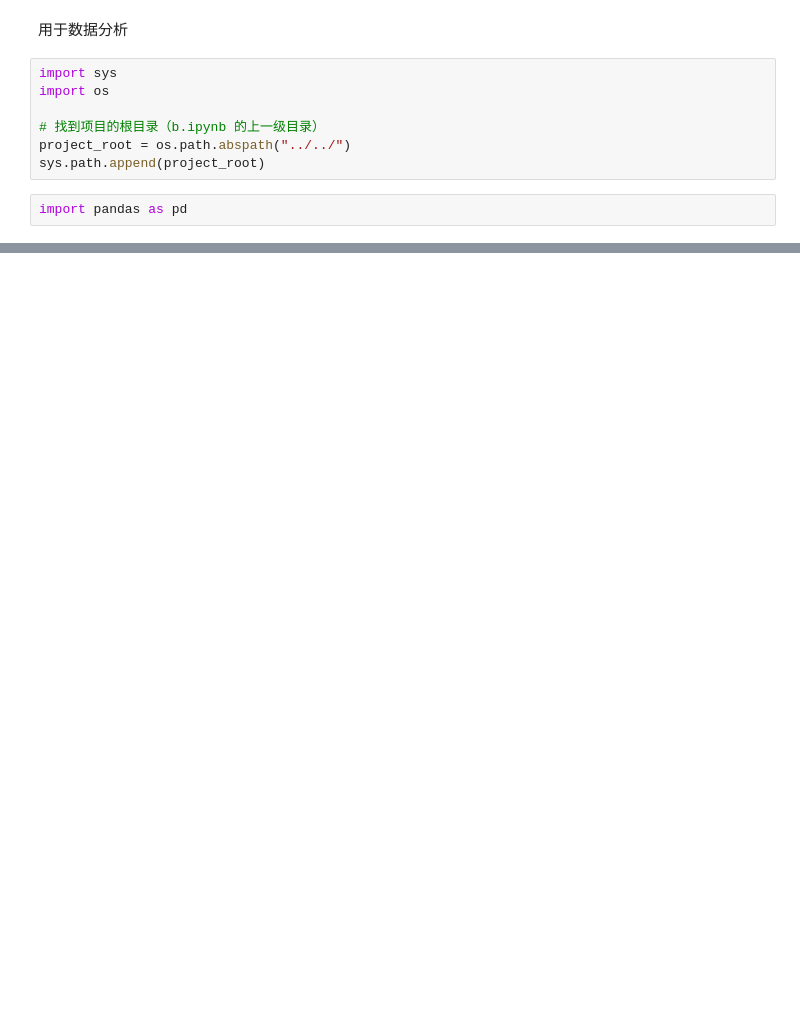
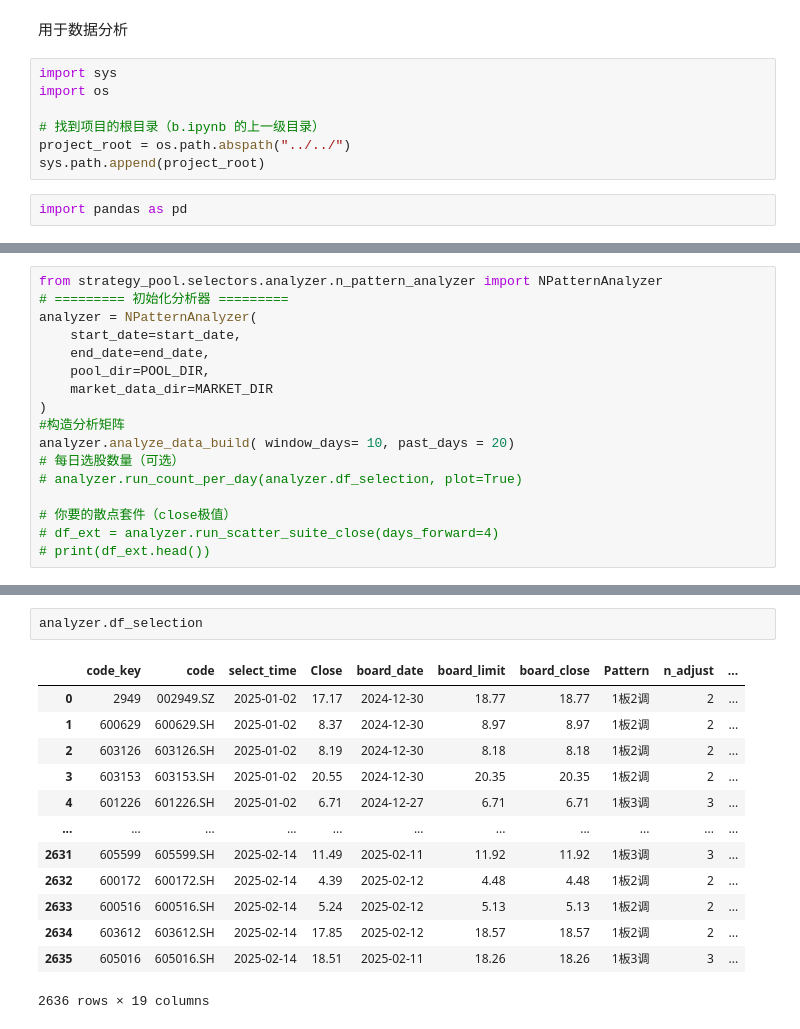
Before and after one commit to Akana-kunama/trade, a Jupyter notebook: data_factory/data_analyze/data_analyze.ipynb, the cells around one changed output, grey strips where cells are left out. Drawn from its saved outputs; the diff is of its cells as text; blank space fills up the shorter version.

```diff
--- a/data_factory/data_analyze/data_analyze.ipynb
+++ b/data_factory/data_analyze/data_analyze.ipynb
@@ -107,0 +220,17 @@ if __name__ == "__main__":
+# %%
+from strategy_pool.selectors.analyzer.n_pattern_analyzer import NPatternAnalyzer
+# ========= 初始化分析器 =========
+analyzer = NPatternAnalyzer(
+    start_date=start_date,
+    end_date=end_date,
+    pool_dir=POOL_DIR,
+    market_data_dir=MARKET_DIR
+)
+#构造分析矩阵
+analyzer.analyze_data_build( window_days= 10, past_days = 20)
+# 每日选股数量（可选）
+# analyzer.run_count_per_day(analyzer.df_selection, plot=True)
+
+# 你要的散点套件（close极值）
+# df_ext = analyzer.run_scatter_suite_close(days_forward=4)
+# print(df_ext.head())
@@ -107,0 +253,16 @@ if __name__ == "__main__":
+# %%
+analyzer.df_selection
+# %% [output]
+|  | code_key | code | select_time | Close | board_date | board_limit | board_close | Pattern | n_adjust | ... |
+| 0 | 2949 | 002949.SZ | 2025-01-02 | 17.17 | 2024-12-30 | 18.77 | 18.77 | 1板2调 | 2 | ... |
+| 1 | 600629 | 600629.SH | 2025-01-02 | 8.37 | 2024-12-30 | 8.97 | 8.97 | 1板2调 | 2 | ... |
+| 2 | 603126 | 603126.SH | 2025-01-02 | 8.19 | 2024-12-30 | 8.18 | 8.18 | 1板2调 | 2 | ... |
+| 3 | 603153 | 603153.SH | 2025-01-02 | 20.55 | 2024-12-30 | 20.35 | 20.35 | 1板2调 | 2 | ... |
+| 4 | 601226 | 601226.SH | 2025-01-02 | 6.71 | 2024-12-27 | 6.71 | 6.71 | 1板3调 | 3 | ... |
+| ... | ... | ... | ... | ... | ... | ... | ... | ... | ... | ... |
+| 2631 | 605599 | 605599.SH | 2025-02-14 | 11.49 | 2025-02-11 | 11.92 | 11.92 | 1板3调 | 3 | ... |
+| 2632 | 600172 | 600172.SH | 2025-02-14 | 4.39 | 2025-02-12 | 4.48 | 4.48 | 1板2调 | 2 | ... |
+| 2633 | 600516 | 600516.SH | 2025-02-14 | 5.24 | 2025-02-12 | 5.13 | 5.13 | 1板2调 | 2 | ... |
+| 2634 | 603612 | 603612.SH | 2025-02-14 | 17.85 | 2025-02-12 | 18.57 | 18.57 | 1板2调 | 2 | ... |
+| 2635 | 605016 | 605016.SH | 2025-02-14 | 18.51 | 2025-02-11 | 18.26 | 18.26 | 1板3调 | 3 | ... |
+2636 rows × 19 columns
```
Also changed, not shown: parts of 11 cells of this notebook, 5 other files.
